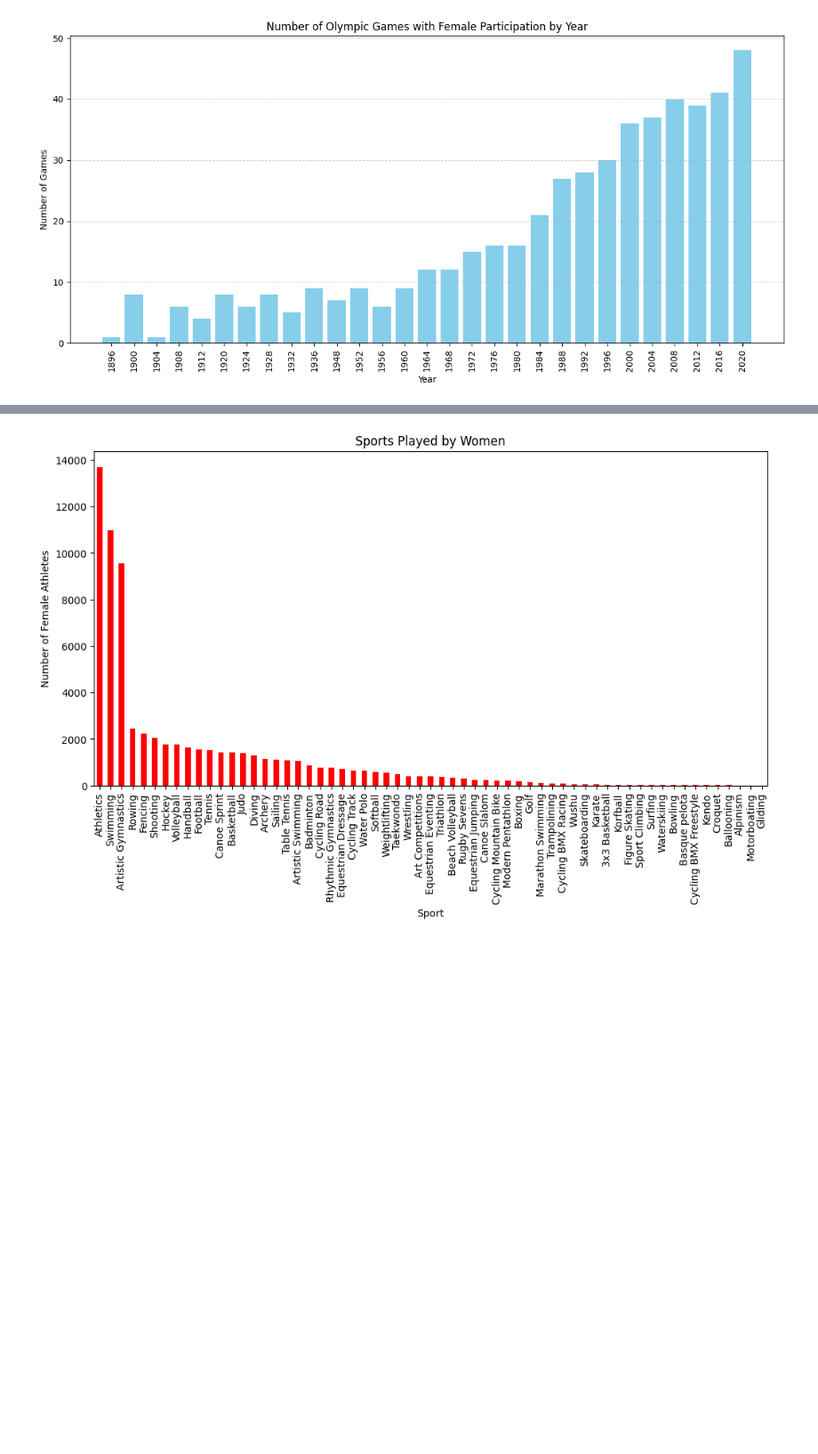
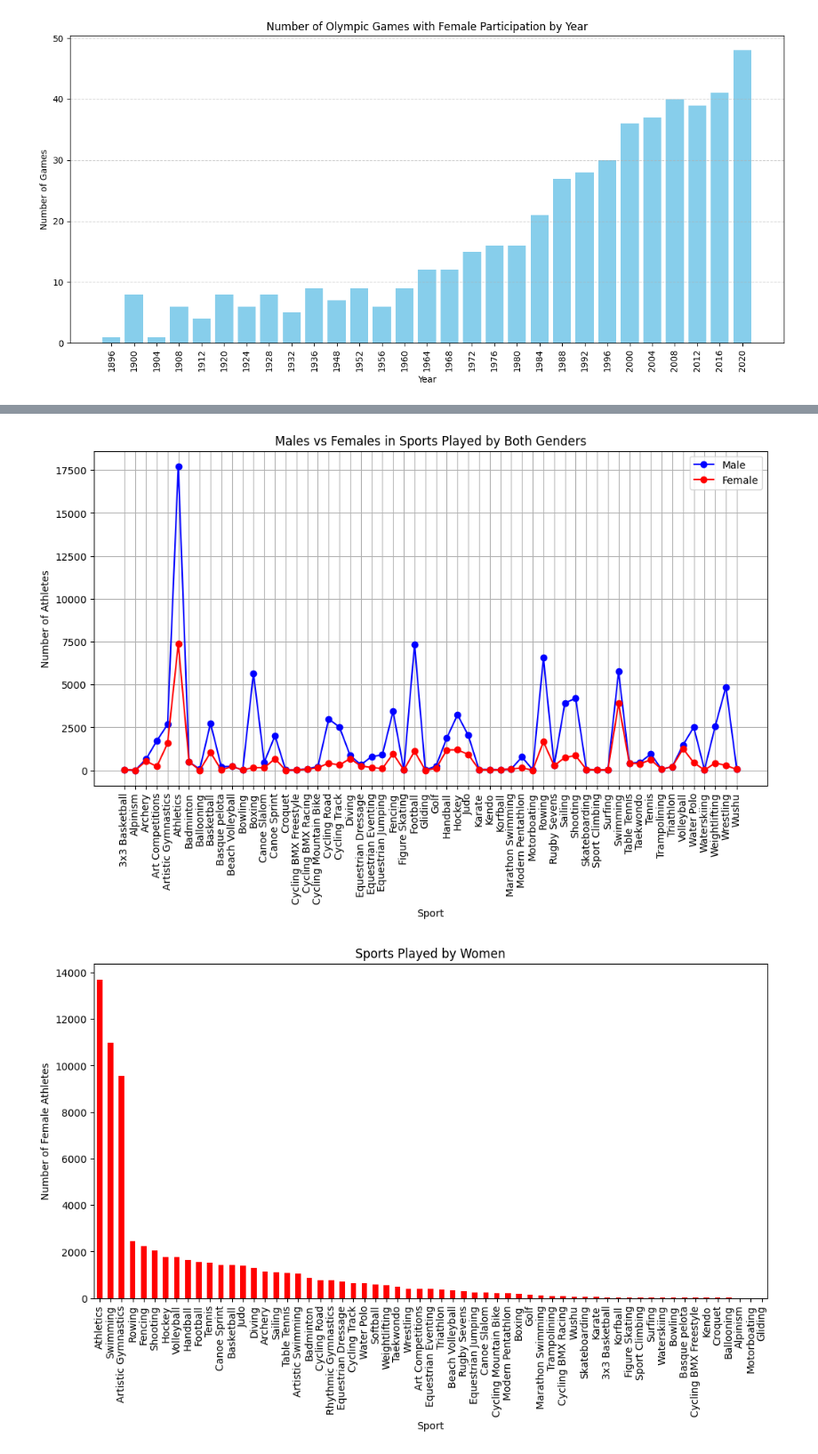
Before and after one commit to brandonhayes13/olympic_project, a Jupyter notebook: First_Proyect.ipynb, the cells around one changed output, grey strips where cells are left out. Shown: that part at 89% size. Cells and saved outputs as stored; diff of their text form; code cells hidden in the pictures; blank space fills up the shorter version.

Commit message:
men vs women in sport

```diff
--- a/First_Proyect.ipynb
+++ b/First_Proyect.ipynb
@@ -245,3 +265,23 @@ what are
+# %%
+# Group data by year and gender to count unique athletes
+gender_per_sport = summer_data.groupby(['sport', 'sex'])['name'].nunique().unstack()
+
+# Filter out sports not played by both men and women
+gender_per_sport_filtered = gender_per_sport[(gender_per_sport['Male'] > 0) & (gender_per_sport['Female'] > 0)]
+
+# Create a line chart for the number of male and female athletes over time for filtered sports
+plt.figure(figsize=(12, 6))
+plt.plot(gender_per_sport_filtered.index, gender_per_sport_filtered['Male'], marker='o', color='b', label='Male')
+plt.plot(gender_per_sport_filtered.index, gender_per_sport_filtered['Female'], marker='o', color='r', label='Female')
+plt.xlabel('Sport')
+plt.ylabel('Number of Athletes')
+plt.title('Males vs Females in Sports Played by Both Genders')
+plt.xticks(rotation=90)
+plt.legend()
+plt.grid(True)
+plt.show()
+# %% [output]
+[figure, added]
 # %%
 # Filter data for female athletes
 female_data = summer_data[summer_data['sex'] == 'Female']
```
Also changed, not shown: parts of 3 cells of this notebook.
